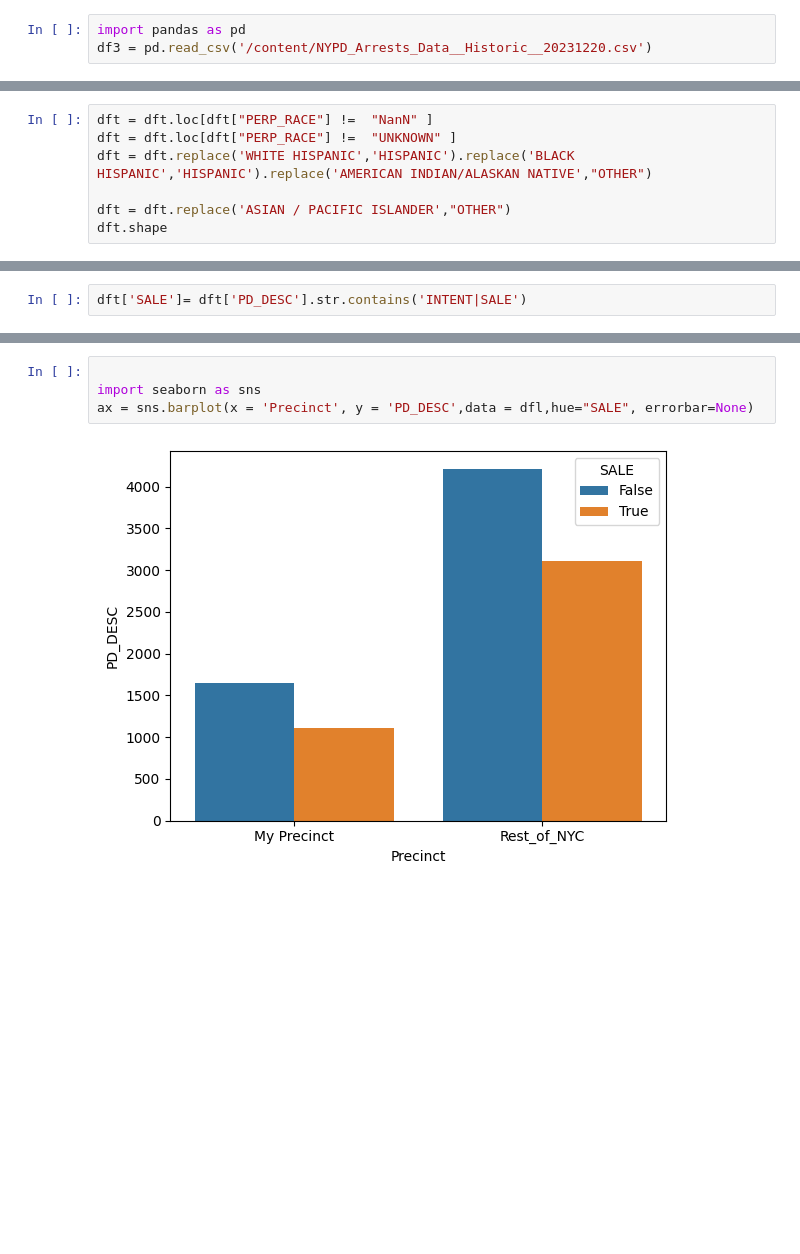
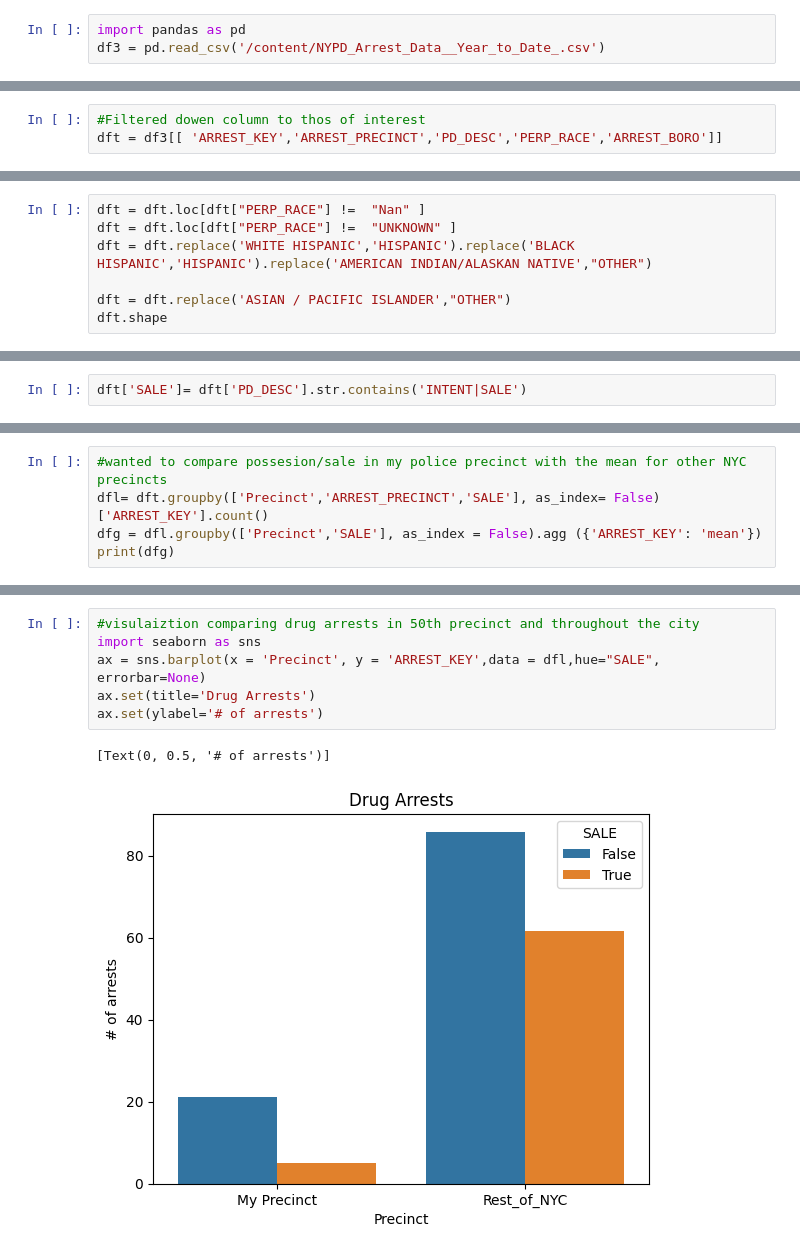
Before and after one commit to ethlynsaltzman/project-3, a Jupyter notebook: project3.ipynb, the cells around one changed output, grey strips where cells are left out. Cells and saved outputs as stored; diff of their text form; blank space fills up the shorter version.

```diff
--- a/project3.ipynb
+++ b/project3.ipynb
@@ -1,3 +3,3 @@
 # %%
 import pandas as pd
-df3 = pd.read_csv('/content/NYPD_Arrests_Data__Historic__20231220.csv')
+df3 = pd.read_csv('/content/NYPD_Arrest_Data__Year_to_Date_.csv')
@@ -30 +53,4 @@ dft = df3[['ARREST_PRECINCT','PD_DESC','PERP_RACE']]
+# %%
+#Filtered dowen column to thos of interest
+dft = df3[[	'ARREST_KEY','ARREST_PRECINCT','PD_DESC','PERP_RACE','ARREST_BORO']]
 # %%
@@ -62,7 +89,7 @@ Try using .loc[row_indexer,col_indexer] = value instead
 See the caveats in the documentation: https://pandas.pydata.org/pandas-docs/stable/user_guide/indexing.html#returning-a-view-versus-a-copy
   dft['PERP_RACE']= dft['PERP_RACE'].apply(str)
 # %%
-dft = dft.loc[dft["PERP_RACE"] !=  "NanN" ]
+dft = dft.loc[dft["PERP_RACE"] !=  "Nan" ]
 dft = dft.loc[dft["PERP_RACE"] !=  "UNKNOWN" ]
 dft = dft.replace('WHITE HISPANIC','HISPANIC').replace('BLACK HISPANIC','HISPANIC').replace('AMERICAN INDIAN/ALASKAN NATIVE',"OTHER")
 
@@ -180,0 +174,5 @@ print(dfl)
+# %%
+#wanted to compare possesion/sale in my police precinct with the mean for other NYC precincts
+dfl= dft.groupby(['Precinct','ARREST_PRECINCT','SALE'], as_index= False)['ARREST_KEY'].count()
+dfg = dfl.groupby(['Precinct','SALE'], as_index = False).agg ({'ARREST_KEY': 'mean'})
+print(dfg)
@@ -181,6 +185,9 @@ print(dfl)
 # %%
-
+#visulaiztion comparing drug arrests in 50th precinct and throughout the city
 import seaborn as sns
-ax = sns.barplot(x = 'Precinct', y = 'PD_DESC',data = dfl,hue="SALE", errorbar=None)
+ax = sns.barplot(x = 'Precinct', y = 'ARREST_KEY',data = dfl,hue="SALE", errorbar=None)
+ax.set(title='Drug Arrests')
+ax.set(ylabel='# of arrests')
 # %% [output]
+[Text(0, 0.5, '# of arrests')]
-[figure, old version]
+[figure, new version]
```
Also changed, not shown: parts of 27 cells of this notebook.
